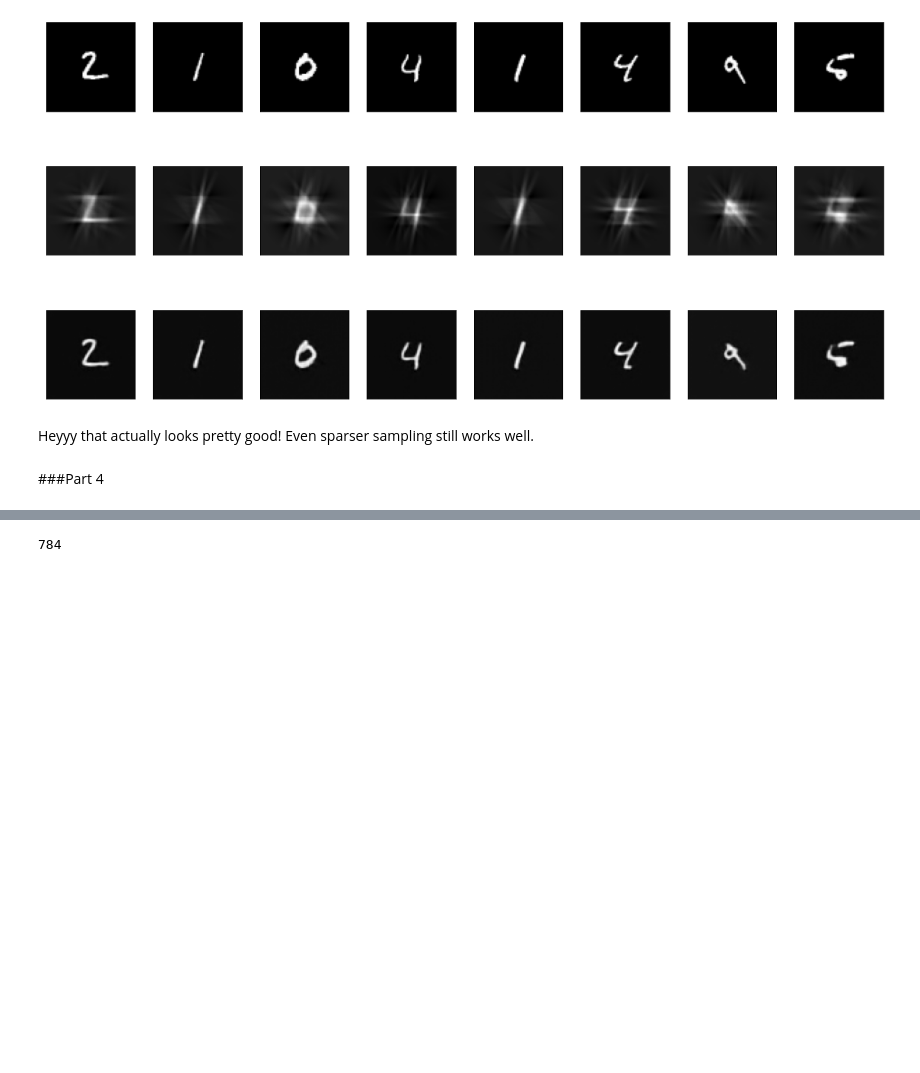
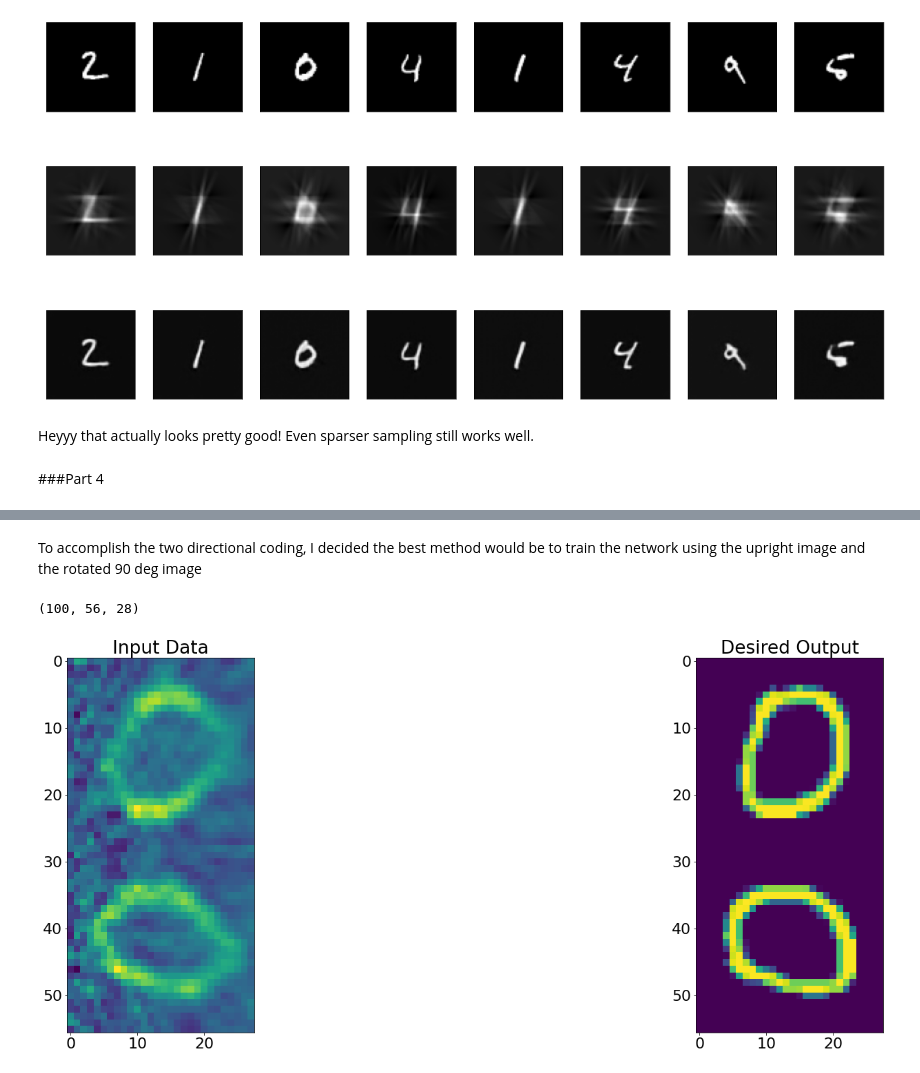
Before and after one commit to jdberkson/OPTI-556-Computational-Imaging, a Jupyter notebook: Homework3_JoelB.ipynb, the cells around one changed output, grey strips where cells are left out. Saved outputs shown, nothing was run; the diff lists cells and outputs as text; code cells hidden in the pictures; blank space fills up the shorter version.

```diff
--- a/Homework3_JoelB.ipynb
+++ b/Homework3_JoelB.ipynb
@@ -897,4 +899,63 @@ TypeError: ignored
-# %%
-print(np.size(H,axis=1))
-# %% [output]
-784
+# %% [markdown]
+To accomplish the two directional coding, I decided the best method would be to train the network using the upright image and the rotated 90 deg image
+# %%
+u, lam, vh = np.linalg.svd(H)
+ph=np.linalg.pinv(H)
+
+(x_train, y_train), (x_test, y_test) = mnist.load_data()
+x_train=x_train.astype("float32")/255.0
+x_test=x_test.astype("float32")/255.0
+
+x_train = x_train[0:100]
+x_test = x_test[0:100]
+
+angle = 90
+
+g_test1=np.zeros(np.shape(x_test))
+g_train1=np.zeros(np.shape(x_train))
+
+g_test2=np.zeros(np.shape(x_test))
+g_train2=np.zeros(np.shape(x_train))
+
+g_test=np.zeros(np.shape(x_test)*np.array([1,2,1]))
+g_train=np.zeros(np.shape(x_train)*np.array([1,2,1]))
+
+x_testconcat = np.zeros(np.shape(x_test)*np.array([1,2,1]))
+x_trainconcat = np.zeros(np.shape(x_train)*np.array([1,2,1]))
+
+for pop in range(np.shape(x_test)[0]):
+  g_test1[pop,:,:]= np.reshape(np.matmul(ph,np.matmul(H,np.reshape(x_test[pop],N**2))),(N,N))
+  g_test1[pop,:,:]=g_test1[pop,:,:]/np.max(g_test1[pop,:,:])
+  g_test2[pop,:,:]= np.reshape(np.matmul(ph,np.matmul(H,np.reshape(imutils.rotate(x_test[pop],angle=angle),N**2))),(N,N))
+  g_test2[pop,:,:]=g_test2[pop,:,:]/np.max(g_test2[pop,:,:])
+
+  g_test[pop,:,:] = cv2.vconcat([g_test1[pop,:,:],g_test2[pop,:,:]])
+
+  x_testconcat[pop,:,:] = cv2.vconcat([x_test[pop],imutils.rotate(x_test[pop],angle=angle)])
+
+plt.subplot(1,2,1)
+plt.imshow(g_test[10,:,:])
+plt.title('Input Data')
+plt.subplot(1,2,2)
+
+plt.imshow(x_testconcat[10,:,:])
+
+plt.title('Desired Output')
+
+for pop in range(np.shape(x_train)[0]):
+  g_train1[pop,:,:]= np.reshape(np.matmul(ph,np.matmul(H,np.reshape(x_train[pop],N**2))),(N,N))
+  g_train1[pop,:,:]=g_train1[pop,:,:]/np.max(g_train1[pop,:,:])
+  g_train2[pop,:,:]= np.reshape(np.matmul(ph,np.matmul(H,np.reshape(imutils.rotate(x_train[pop],angle=90),N**2))),(N,N))
+  g_train2[pop,:,:]=g_train2[pop,:,:]/np.max(g_train2[pop,:,:])
+
+  g_train[pop,:,:] = cv2.vconcat([g_train1[pop,:,:],g_train2[pop,:,:]])
+
+  x_trainconcat[pop,:,:] = cv2.vconcat([x_train[pop],imutils.rotate(x_train[pop],angle=90)])
+
+print(np.shape(x_testconcat))
+
+g_train = np.reshape(g_train, (len(g_train), 2*N, N, 1))
+g_test = np.reshape(g_test, (len(g_test), 2*N, N, 1))
+# %% [output]
+(100, 56, 28)
+[figure, added]
```
Also changed, not shown: parts of 2 cells of this notebook.
